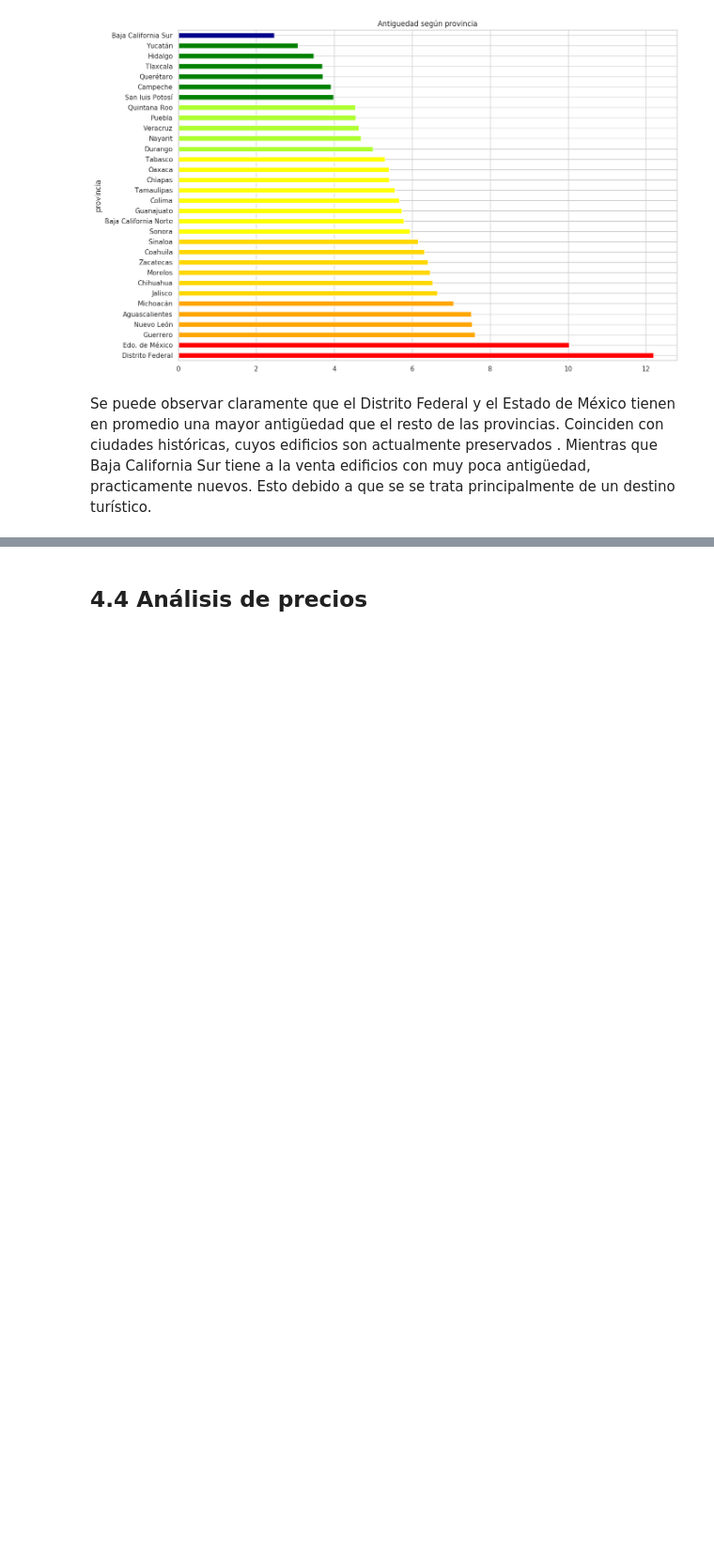
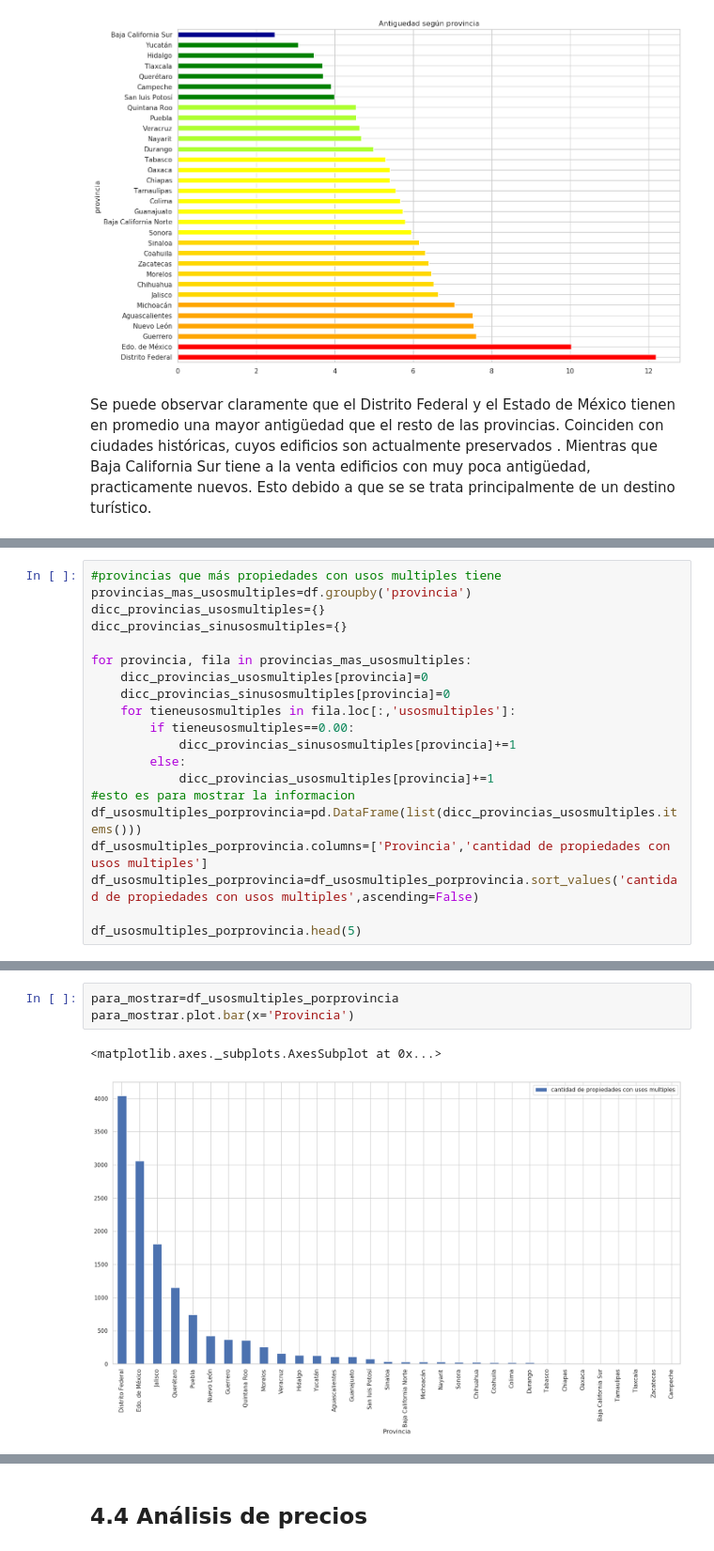
Before and after one commit to tomasSabao/TP1-OrganizacionDeDatos, a Jupyter notebook: TP1.ipynb, the cells around one changed output, grey strips where cells are left out. Shown at 94% size. Cells and saved outputs as stored; diff of their text form; blank space fills up the shorter version.

```diff
--- a/TP1.ipynb
+++ b/TP1.ipynb
@@ -415,0 +424,20 @@ Se puede observar claramente que el Distrito Federal y el Estado de México tien
+# %%
+#provincias que más propiedades con usos multiples tiene
+provincias_mas_usosmultiples=df.groupby('provincia')
+dicc_provincias_usosmultiples={}
+dicc_provincias_sinusosmultiples={}
+
+for provincia, fila in provincias_mas_usosmultiples:
+    dicc_provincias_usosmultiples[provincia]=0
+    dicc_provincias_sinusosmultiples[provincia]=0
+    for tieneusosmultiples in fila.loc[:,'usosmultiples']:
+        if tieneusosmultiples==0.00:
+            dicc_provincias_sinusosmultiples[provincia]+=1
+        else:
+            dicc_provincias_usosmultiples[provincia]+=1
+#esto es para mostrar la informacion
+df_usosmultiples_porprovincia=pd.DataFrame(list(dicc_provincias_usosmultiples.items()))
+df_usosmultiples_porprovincia.columns=['Provincia','cantidad de propiedades con usos multiples']
+df_usosmultiples_porprovincia=df_usosmultiples_porprovincia.sort_values('cantidad de propiedades con usos multiples',ascending=False)
+
+df_usosmultiples_porprovincia.head(5)
@@ -415,0 +451,6 @@ Se puede observar claramente que el Distrito Federal y el Estado de México tien
+# %%
+para_mostrar=df_usosmultiples_porprovincia
+para_mostrar.plot.bar(x='Provincia')
+# %% [output]
+<matplotlib.axes._subplots.AxesSubplot at 0x...>
+[figure, added]
```
Also changed, not shown: parts of 107 cells of this notebook.
